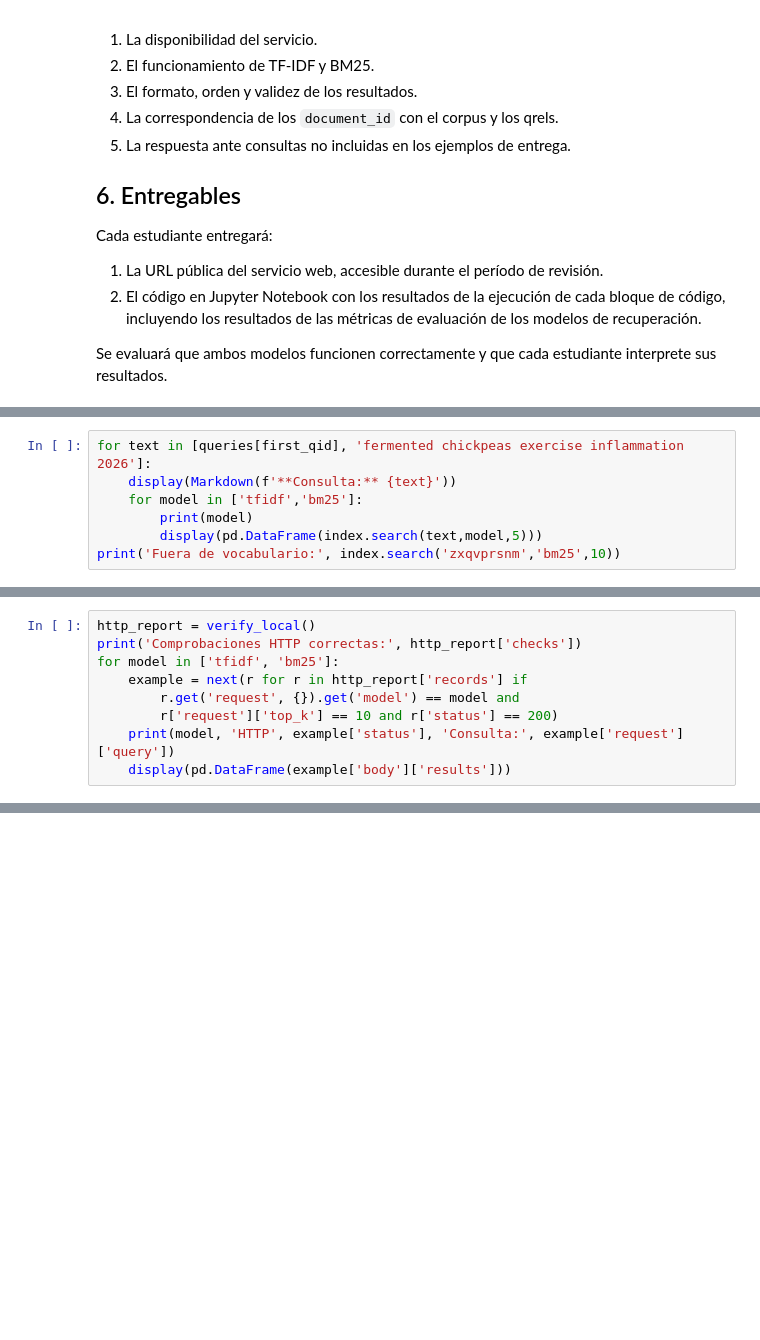
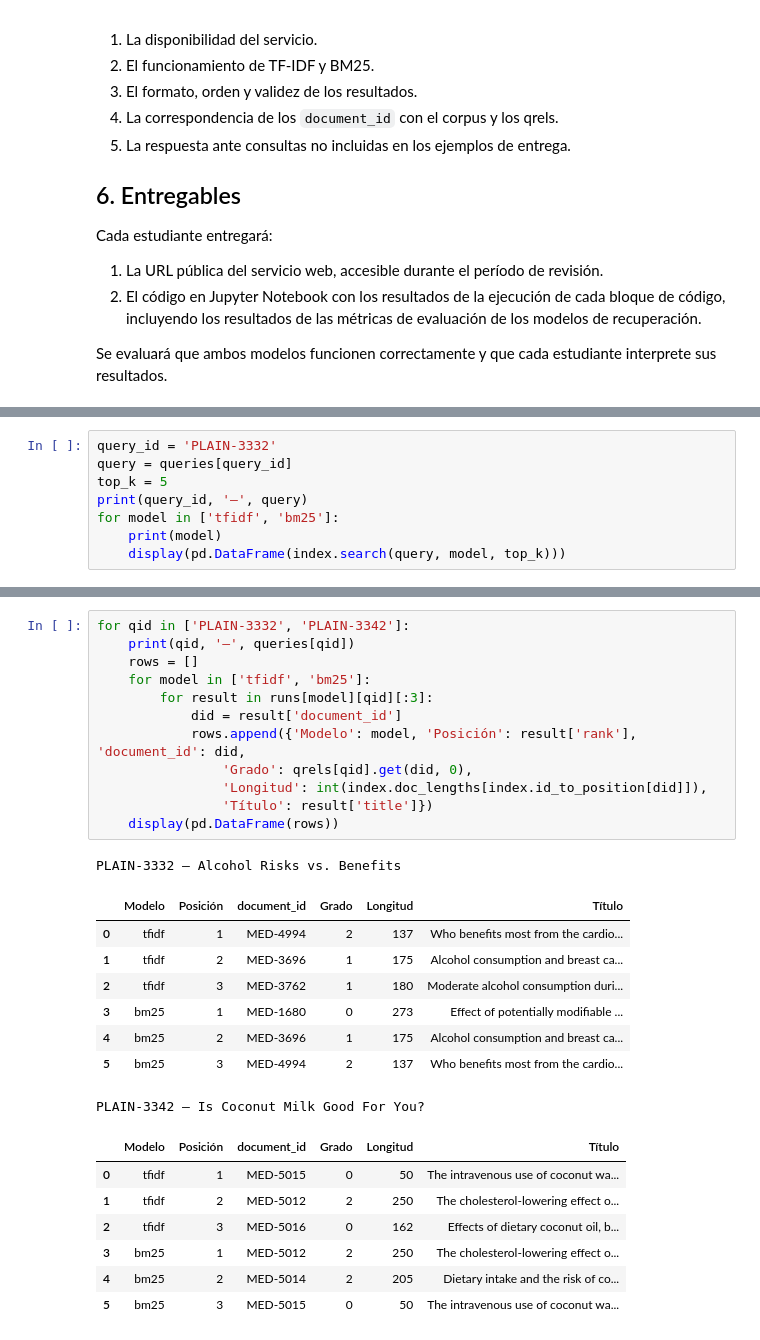
Before and after one commit to JASL22/examen1bimJhonnSaeteros, a Jupyter notebook: examen1bim_Jhonn_Saeteros.ipynb, the cells around one changed output, grey strips where cells are left out. Drawn from its saved outputs; the diff is of its cells as text; blank space fills up the shorter version.

```diff
--- a/examen1bim_Jhonn_Saeteros.ipynb
+++ b/examen1bim_Jhonn_Saeteros.ipynb
@@ -358,7 +124,0 @@ Si no existen coincidencias léxicas, el resultado es una lista vacía.
-# %%
-for text in [queries[first_qid], 'fermented chickpeas exercise inflammation 2026']:
-    display(Markdown(f'**Consulta:** {text}'))
-    for model in ['tfidf','bm25']:
-        print(model)
-        display(pd.DataFrame(index.search(text,model,5)))
-print('Fuera de vocabulario:', index.search('zxqvprsnm','bm25',10))
@@ -566,9 +124,0 @@ El servidor de prueba se cierra al finalizar.
-# %%
-http_report = verify_local()
-print('Comprobaciones HTTP correctas:', http_report['checks'])
-for model in ['tfidf', 'bm25']:
-    example = next(r for r in http_report['records'] if
-        r.get('request', {}).get('model') == model and
-        r['request']['top_k'] == 10 and r['status'] == 200)
-    print(model, 'HTTP', example['status'], 'Consulta:', example['request']['query'])
-    display(pd.DataFrame(example['body']['results']))
@@ -628,0 +247,8 @@ BM25 obtuvo Precision@10 de **0.238080** y NDCG@10 de **0.328409**, frente a **0
+# %%
+query_id = 'PLAIN-3332'
+query = queries[query_id]
+top_k = 5
+print(query_id, '—', query)
+for model in ['tfidf', 'bm25']:
+    print(model)
+    display(pd.DataFrame(index.search(query, model, top_k)))
@@ -628,0 +332,29 @@ BM25 obtuvo Precision@10 de **0.238080** y NDCG@10 de **0.328409**, frente a **0
+# %%
+for qid in ['PLAIN-3332', 'PLAIN-3342']:
+    print(qid, '—', queries[qid])
+    rows = []
+    for model in ['tfidf', 'bm25']:
+        for result in runs[model][qid][:3]:
+            did = result['document_id']
+            rows.append({'Modelo': model, 'Posición': result['rank'], 'document_id': did,
+                'Grado': qrels[qid].get(did, 0),
+                'Longitud': int(index.doc_lengths[index.id_to_position[did]]),
+                'Título': result['title']})
+    display(pd.DataFrame(rows))
+# %% [output]
+PLAIN-3332 — Alcohol Risks vs. Benefits
+|  | Modelo | Posición | document_id | Grado | Longitud | Título |
+| 0 | tfidf | 1 | MED-4994 | 2 | 137 | Who benefits most from the cardio... |
+| 1 | tfidf | 2 | MED-3696 | 1 | 175 | Alcohol consumption and breast ca... |
+| 2 | tfidf | 3 | MED-3762 | 1 | 180 | Moderate alcohol consumption duri... |
+| 3 | bm25 | 1 | MED-1680 | 0 | 273 | Effect of potentially modifiable ... |
+| 4 | bm25 | 2 | MED-3696 | 1 | 175 | Alcohol consumption and breast ca... |
+| 5 | bm25 | 3 | MED-4994 | 2 | 137 | Who benefits most from the cardio... |
+PLAIN-3342 — Is Coconut Milk Good For You?
+|  | Modelo | Posición | document_id | Grado | Longitud | Título |
+| 0 | tfidf | 1 | MED-5015 | 0 | 50 | The intravenous use of coconut wa... |
+| 1 | tfidf | 2 | MED-5012 | 2 | 250 | The cholesterol-lowering effect o... |
+| 2 | tfidf | 3 | MED-5016 | 0 | 162 | Effects of dietary coconut oil, b... |
+| 3 | bm25 | 1 | MED-5012 | 2 | 250 | The cholesterol-lowering effect o... |
+| 4 | bm25 | 2 | MED-5014 | 2 | 205 | Dietary intake and the risk of co... |
+| 5 | bm25 | 3 | MED-5015 | 0 | 50 | The intravenous use of coconut wa... |
```
Also changed, not shown: parts of 40 cells of this notebook.
